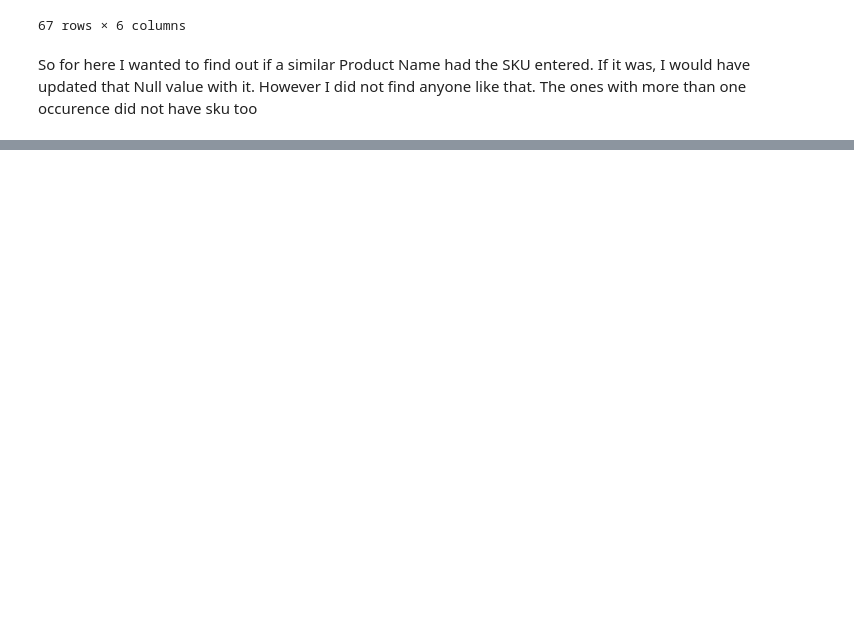
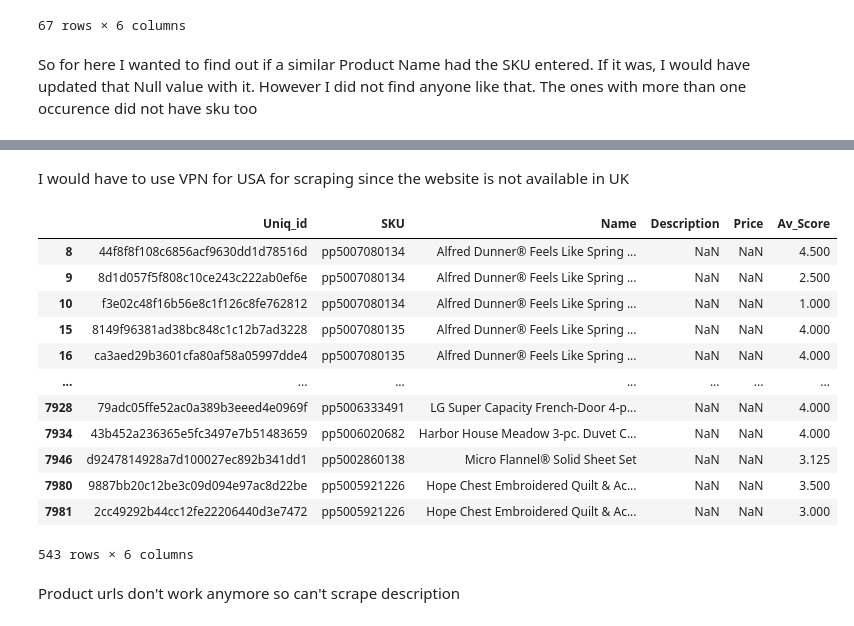
Before and after one commit to RedeemerNtumy/JCPennyConsultancyProject, a Jupyter notebook: 3549063_BD2.ipynb, the cells around one changed output, grey strips where cells are left out. Cells and saved outputs as stored; diff of their text form; code cells hidden in the pictures; blank space fills up the shorter version.

```diff
--- a/3549063_BD2.ipynb
+++ b/3549063_BD2.ipynb
@@ -245,3 +245,5 @@ display(duplicate_name_missing_sku_rows)
 | 4883 | 8460df17307111e9d2b56a2df11f5177 | NaN | dom by dominique cohen Gold-Tone ... | Toughen up with a cutting-edge pa... | 71.53 | 2.000 |
 | 4897 | a9861148829d25894572e39e00e84af3 | NaN | 10K Yellow Gold Hollow 24” Rope C... | This 24” rope chain in 10K gold o... | 476.98 | 3.875 |
 | 7442 | d0c3bce0b5299cd03bf4236aef9f57b0 | NaN | 10K Yellow Gold Hollow 24” Rope C... | This 24” rope chain in 10K gold o... | 476.98 | 2.125 |
+# %%
+products["SKU"] = products["SKU"].fillna("MISSING_SKU")
@@ -247,0 +261,20 @@ display(duplicate_name_missing_sku_rows)
+# %% [markdown]
+I would have to use VPN for USA for scraping since the website is not available in UK
+# %%
+products[products["Description"].isna() ==True]
+# %% [output]
+|  | Uniq_id | SKU | Name | Description | Price | Av_Score |
+| 8 | 44f8f8f108c6856acf9630dd1d78516d | pp5007080134 | Alfred Dunner® Feels Like Spring ... | NaN | NaN | 4.500 |
+| 9 | 8d1d057f5f808c10ce243c222ab0ef6e | pp5007080134 | Alfred Dunner® Feels Like Spring ... | NaN | NaN | 2.500 |
+| 10 | f3e02c48f16b56e8c1f126c8fe762812 | pp5007080134 | Alfred Dunner® Feels Like Spring ... | NaN | NaN | 1.000 |
+| 15 | 8149f96381ad38bc848c1c12b7ad3228 | pp5007080135 | Alfred Dunner® Feels Like Spring ... | NaN | NaN | 4.000 |
+| 16 | ca3aed29b3601cfa80af58a05997dde4 | pp5007080135 | Alfred Dunner® Feels Like Spring ... | NaN | NaN | 4.000 |
+| ... | ... | ... | ... | ... | ... | ... |
+| 7928 | 79adc05ffe52ac0a389b3eeed4e0969f | pp5006333491 | LG Super Capacity French-Door 4-p... | NaN | NaN | 4.000 |
+| 7934 | 43b452a236365e5fc3497e7b51483659 | pp5006020682 | Harbor House Meadow 3-pc. Duvet C... | NaN | NaN | 4.000 |
+| 7946 | d9247814928a7d100027ec892b341dd1 | pp5002860138 | Micro Flannel® Solid Sheet Set | NaN | NaN | 3.125 |
+| 7980 | 9887bb20c12be3c09d094e97ac8d22be | pp5005921226 | Hope Chest Embroidered Quilt & Ac... | NaN | NaN | 3.500 |
+| 7981 | 2cc49292b44cc12fe22206440d3e7472 | pp5005921226 | Hope Chest Embroidered Quilt & Ac... | NaN | NaN | 3.000 |
+543 rows × 6 columns
+# %% [markdown]
+Product urls don't work anymore so can't scrape description
```
Also changed, not shown: parts of 16 cells of this notebook.
